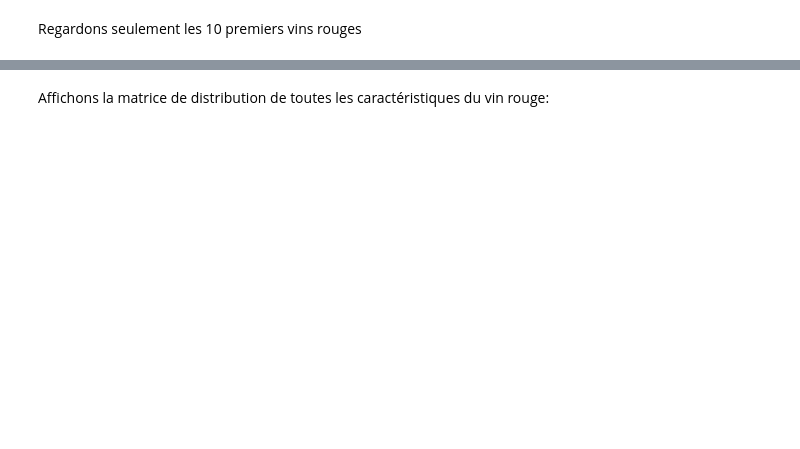
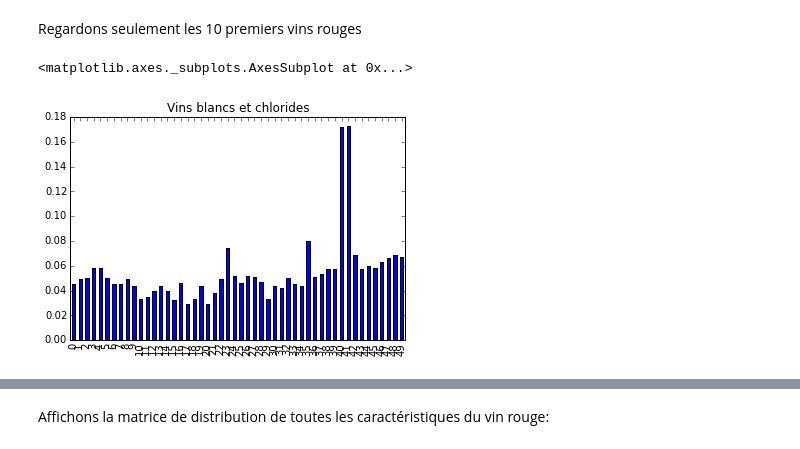
Before and after one commit to sylvchev/coursMLpython, a Jupyter notebook: 1-IntroductionFouilleDonnees.ipynb, the cells around one changed output, grey strips where cells are left out. Drawn from its saved outputs; the diff is of its cells as text; code cells hidden in the pictures; blank space fills up the shorter version.

```diff
--- a/1-IntroductionFouilleDonnees.ipynb
+++ b/1-IntroductionFouilleDonnees.ipynb
@@ -55,8 +123,11 @@ ax.set_ylabel('pH')
 # %% [markdown]
 Regardons seulement les 10 premiers vins rouges
 # %%
-reds[:10].pH.plot(kind='bar', title="Vins vs pH")
+#reds[:10].pH.plot(kind='bar', title="Vins vs pH")
 
-#whites[:50].chlorides.plot(kind='bar', title='Vins blancs et chlorides')
+whites[:50].chlorides.plot(kind='bar', title='Vins blancs et chlorides')
+# %% [output]
+<matplotlib.axes._subplots.AxesSubplot at 0x...>
+[figure, added]
 # %%
 reds.sort('pH', ascending=False).pH[:25].plot(kind='bar')
```
Also changed, not shown: parts of 18 cells of this notebook, 1 other file.
